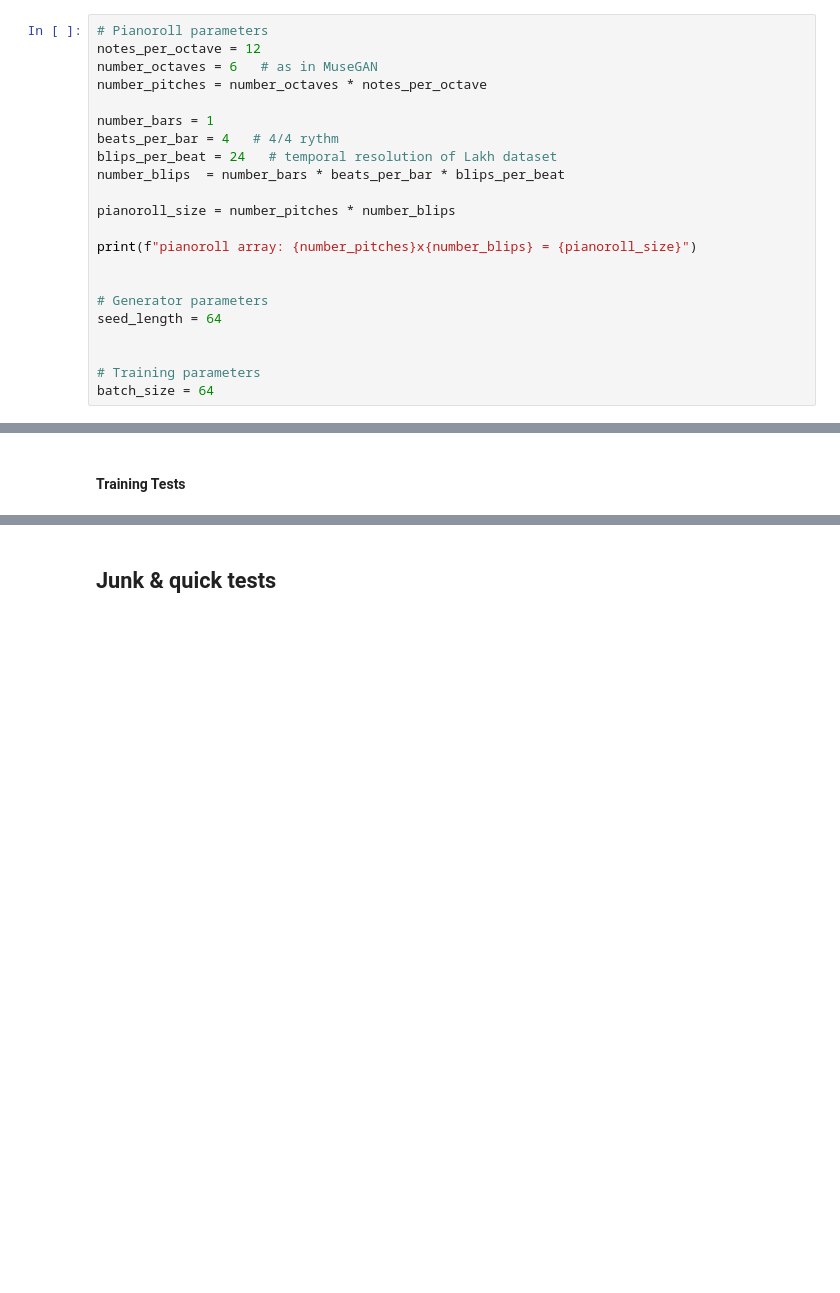
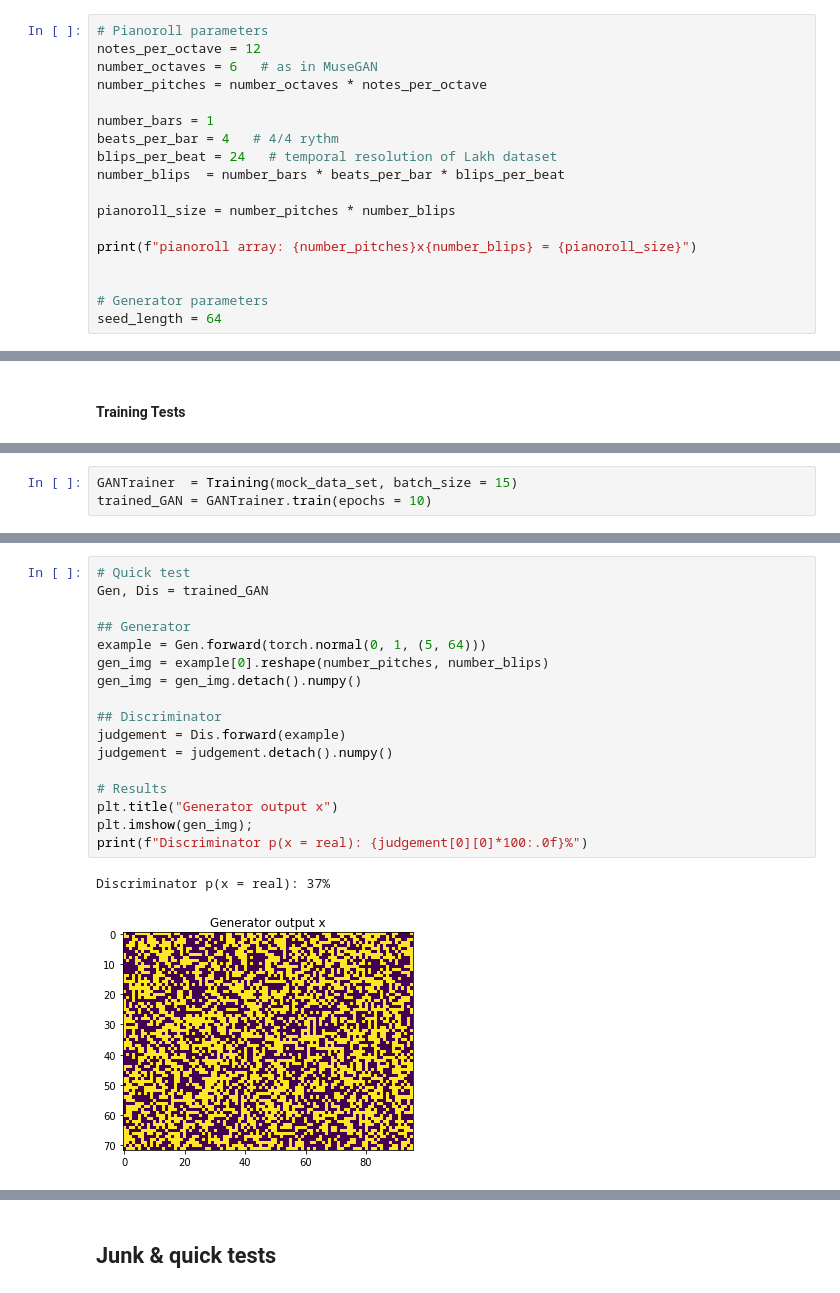
Before and after one commit to iakioh/MusiCAN, a Jupyter notebook: models/first_music_GAN.ipynb, the cells around one changed output, grey strips where cells are left out. Cells and saved outputs as stored; diff of their text form; blank space fills up the shorter version.

Commit message:
tested training and fixed some bugs

```diff
--- a/models/first_music_GAN.ipynb
+++ b/models/first_music_GAN.ipynb
@@ -24,10 +24,6 @@ print(f"pianoroll array: {number_pitches}x{number_blips} = {pianoroll_size}")
 
 # Generator parameters
 seed_length = 64
-
-
-# Training parameters
-batch_size = 64
 # %% [output]
 pianoroll array: 72x96 = 6912
 # %% [markdown]
@@ -250,0 +273,3 @@ class Training :
+# %%
+GANTrainer  = Training(mock_data_set, batch_size = 15)
+trained_GAN = GANTrainer.train(epochs = 10)
@@ -250,0 +287,20 @@ class Training :
+# %%
+# Quick test
+Gen, Dis = trained_GAN
+
+## Generator
+example = Gen.forward(torch.normal(0, 1, (5, 64)))
+gen_img = example[0].reshape(number_pitches, number_blips)
+gen_img = gen_img.detach().numpy()
+
+## Discriminator
+judgement = Dis.forward(example)
+judgement = judgement.detach().numpy()
+
+# Results
+plt.title("Generator output x")
+plt.imshow(gen_img);
+print(f"Discriminator p(x = real): {judgement[0][0]*100:.0f}%")
+# %% [output]
+Discriminator p(x = real): 37%
+[figure, added]
```
Also changed, not shown: parts of 8 cells of this notebook.
